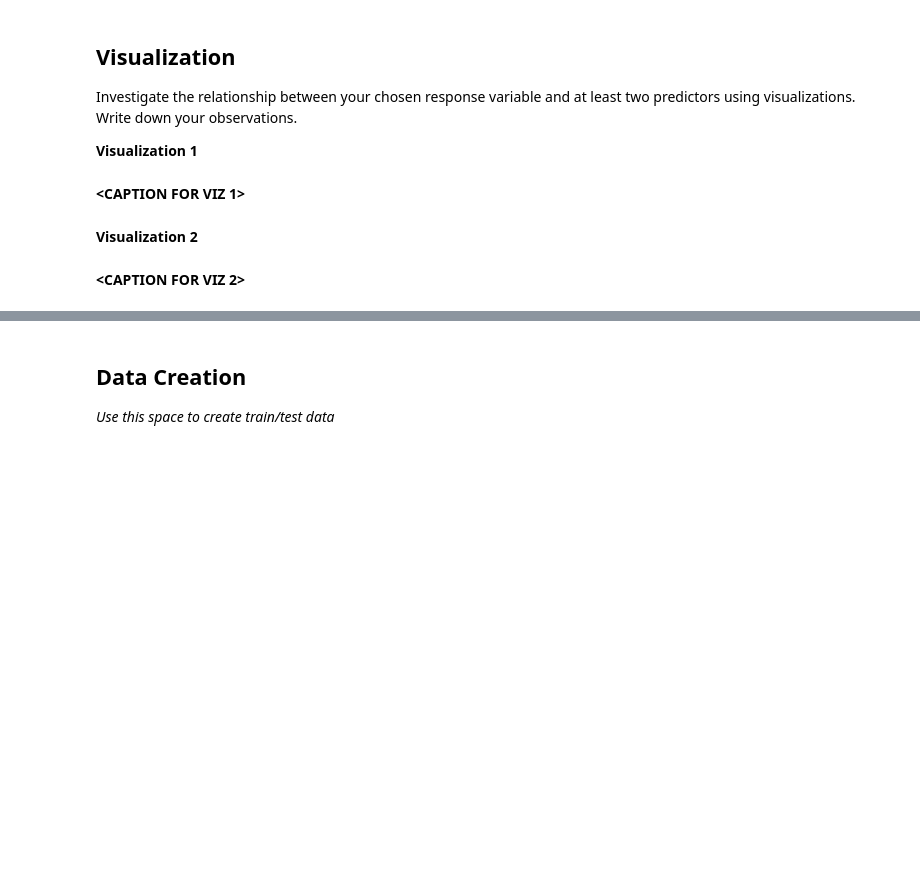
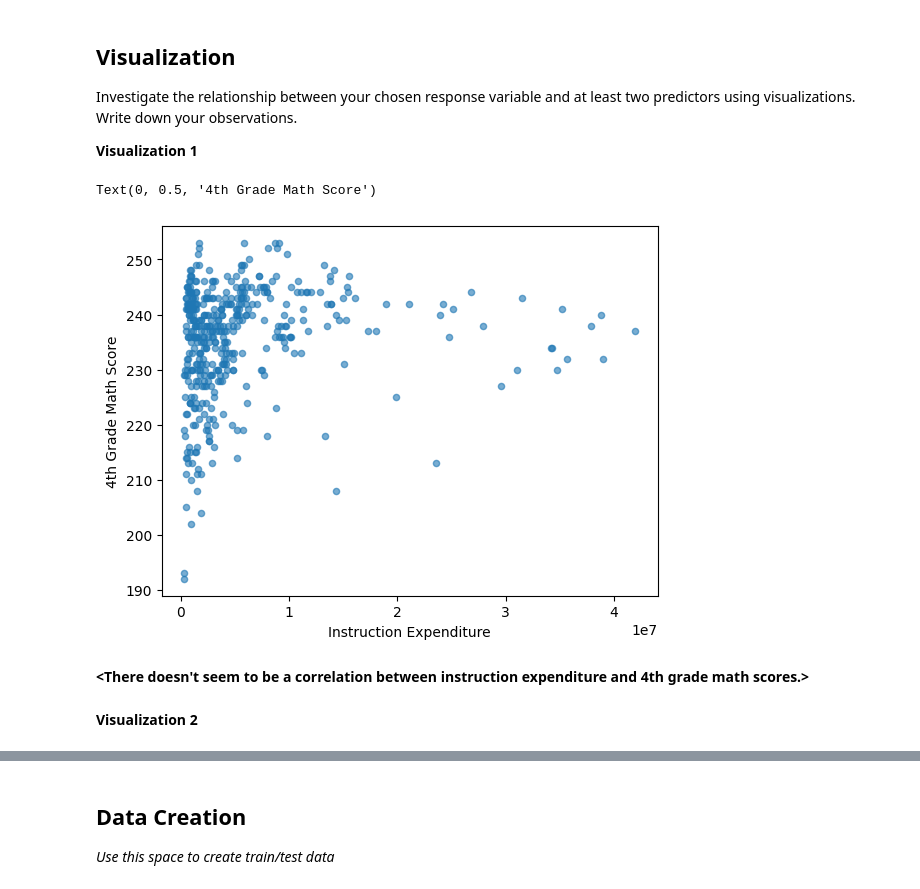
Before and after one commit to monhemu/MDST-Tutorial, a Jupyter notebook: tutorial1/checkpoint1.ipynb, the cells around one changed output, grey strips where cells are left out. Saved outputs shown, nothing was run; the diff lists cells and outputs as text; code cells hidden in the pictures; blank space fills up the shorter version.

```diff
--- a/tutorial1/checkpoint1.ipynb
+++ b/tutorial1/checkpoint1.ipynb
@@ -117,6 +114,8 @@ After exploring the data, you can choose to modify features that you would use t
 You can also create your own features. For example, perhaps you figured that maybe a state's expenditure per student may affect their overall academic performance so you create a expenditure_per_student feature.
 
 Use this space to modify or create features.
+# %%
+df['INSTRUCTION_EXPENDITURE_PER_STUDENT'] = df['INSTRUCTION_EXPENDITURE'] / df['GRADES_ALL_G']
 # %% [markdown]
 Feature engineering justification: **<I want to see the relationship between how much a state spends on instruction and students' performance\>**
 # %% [markdown]
@@ -125,9 +124,14 @@ Feature engineering justification: **<I want to see the relationship between how
 Investigate the relationship between your chosen response variable and at least two predictors using visualizations. Write down your observations.
 
 **Visualization 1**
-# %% [markdown]
-**<CAPTION FOR VIZ 1>**
+# %%
+df.plot.scatter(x='INSTRUCTION_EXPENDITURE', y='AVG_MATH_4_SCORE', alpha=0.6)
+plt.pyplot.xlabel('Instruction Expenditure')
+plt.pyplot.ylabel('4th Grade Math Score')
+# %% [output]
+Text(0, 0.5, '4th Grade Math Score')
+[figure, added]
+# %% [markdown]
+**<There doesn't seem to be a correlation between instruction expenditure and 4th grade math scores.>**
 # %% [markdown]
 **Visualization 2**
-# %% [markdown]
-**<CAPTION FOR VIZ 2>**
```
Also changed, not shown: parts of 15 cells of this notebook, 2 other files.
